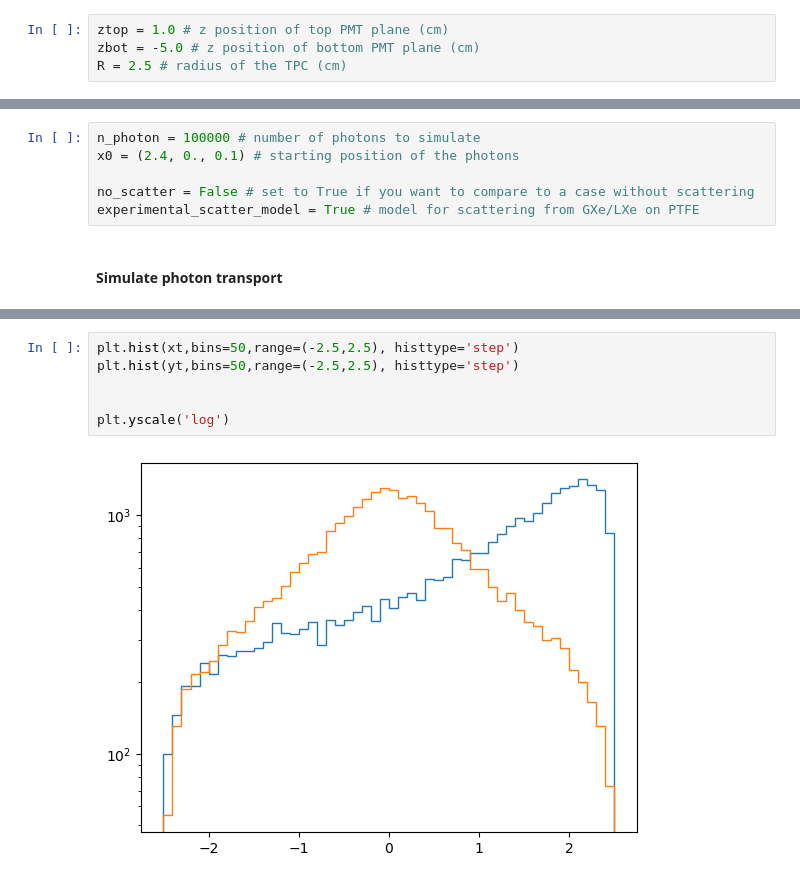
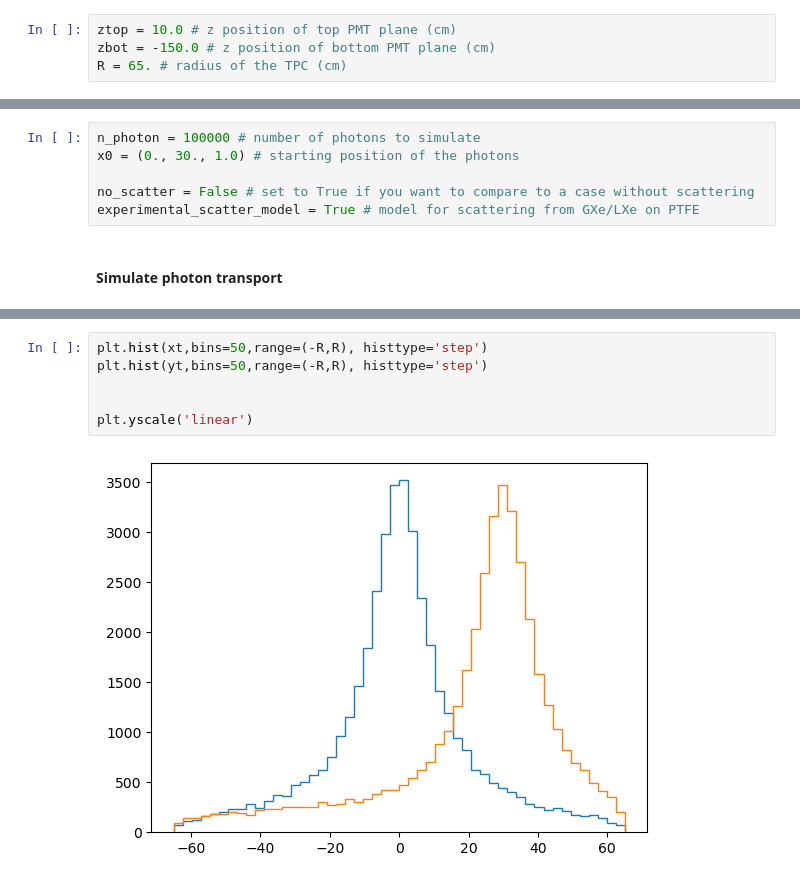
Before and after one commit to acolijn/OptoSim, a Jupyter notebook: notebook/PropagationVerification.ipynb, the cells around one changed output, grey strips where cells are left out. Cells and saved outputs as stored; diff of their text form.

```diff
--- a/notebook/PropagationVerification.ipynb
+++ b/notebook/PropagationVerification.ipynb
@@ -9,14 +9,14 @@ import matplotlib as mpl
 # %% [markdown]
 #### Setup the system geometry
 # %%
-ztop = 1.0 # z position of top PMT plane (cm)
-zbot = -5.0 # z position of bottom PMT plane (cm)
-R = 2.5 # radius of the TPC (cm)
+ztop = 10.0 # z position of top PMT plane (cm)
+zbot = -150.0 # z position of bottom PMT plane (cm)
+R = 65. # radius of the TPC (cm)
 # %% [markdown]
 #### Setup the simulation parameters
 # %%
 n_photon = 100000 # number of photons to simulate
-x0 = (2.4, 0., 0.1) # starting position of the photons
+x0 = (0., 30., 1.0) # starting position of the photons
 
 no_scatter = False # set to True if you want to compare to a case without scattering
 experimental_scatter_model = True # model for scattering from GXe/LXe on PTFE
@@ -94,8 +96,8 @@ plt.yscale('log')
 # %%
-plt.hist(xt,bins=50,range=(-2.5,2.5), histtype='step')
-plt.hist(yt,bins=50,range=(-2.5,2.5), histtype='step')
+plt.hist(xt,bins=50,range=(-R,R), histtype='step')
+plt.hist(yt,bins=50,range=(-R,R), histtype='step')
 
 
-plt.yscale('log')
+plt.yscale('linear')
 # %% [output]
-[figure, old version]
+[figure, new version]
```
Also changed, not shown: parts of 6 cells of this notebook, 4 other files.
